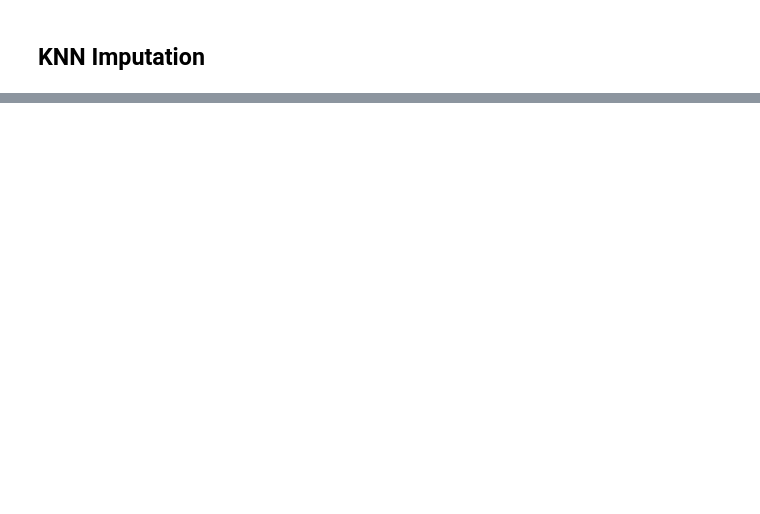
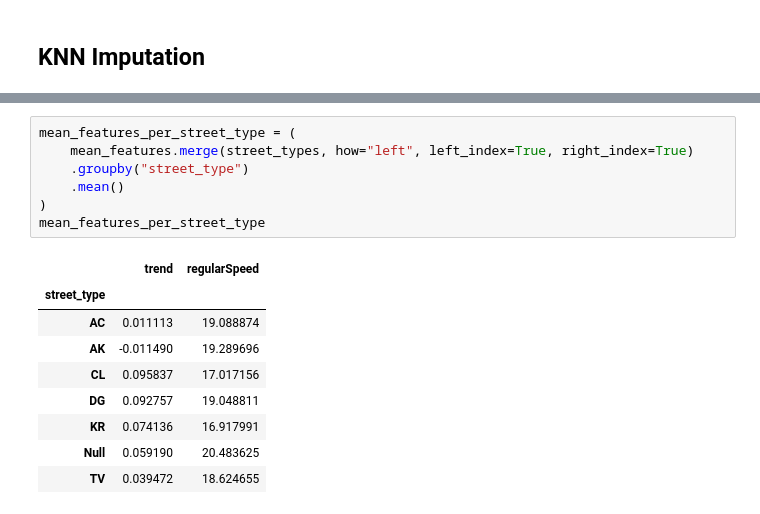
Before and after one commit to EL-BID/PredictToDo, a Jupyter notebook: notebooks/connected_components_analysis.ipynb, the cells around one changed output, grey strips where cells are left out. Drawn from its saved outputs; the diff is of its cells as text; blank space fills up the shorter version.

```diff
--- a/notebooks/connected_components_analysis.ipynb
+++ b/notebooks/connected_components_analysis.ipynb
@@ -109,0 +151,17 @@ Proportion without imputable values: 0.05684113667895936
+# %%
+mean_features_per_street_type = (
+    mean_features.merge(street_types, how="left", left_index=True, right_index=True)
+    .groupby("street_type")
+    .mean()
+)
+mean_features_per_street_type
+# %% [output]
+|  | trend | regularSpeed |
+| street_type |  |  |
+| AC | 0.011113 | 19.088874 |
+| AK | -0.011490 | 19.289696 |
+| CL | 0.095837 | 17.017156 |
+| DG | 0.092757 | 19.048811 |
+| KR | 0.074136 | 16.917991 |
+| Null | 0.059190 | 20.483625 |
+| TV | 0.039472 | 18.624655 |
```
Also changed, not shown: parts of 7 cells of this notebook, 1 other file.
